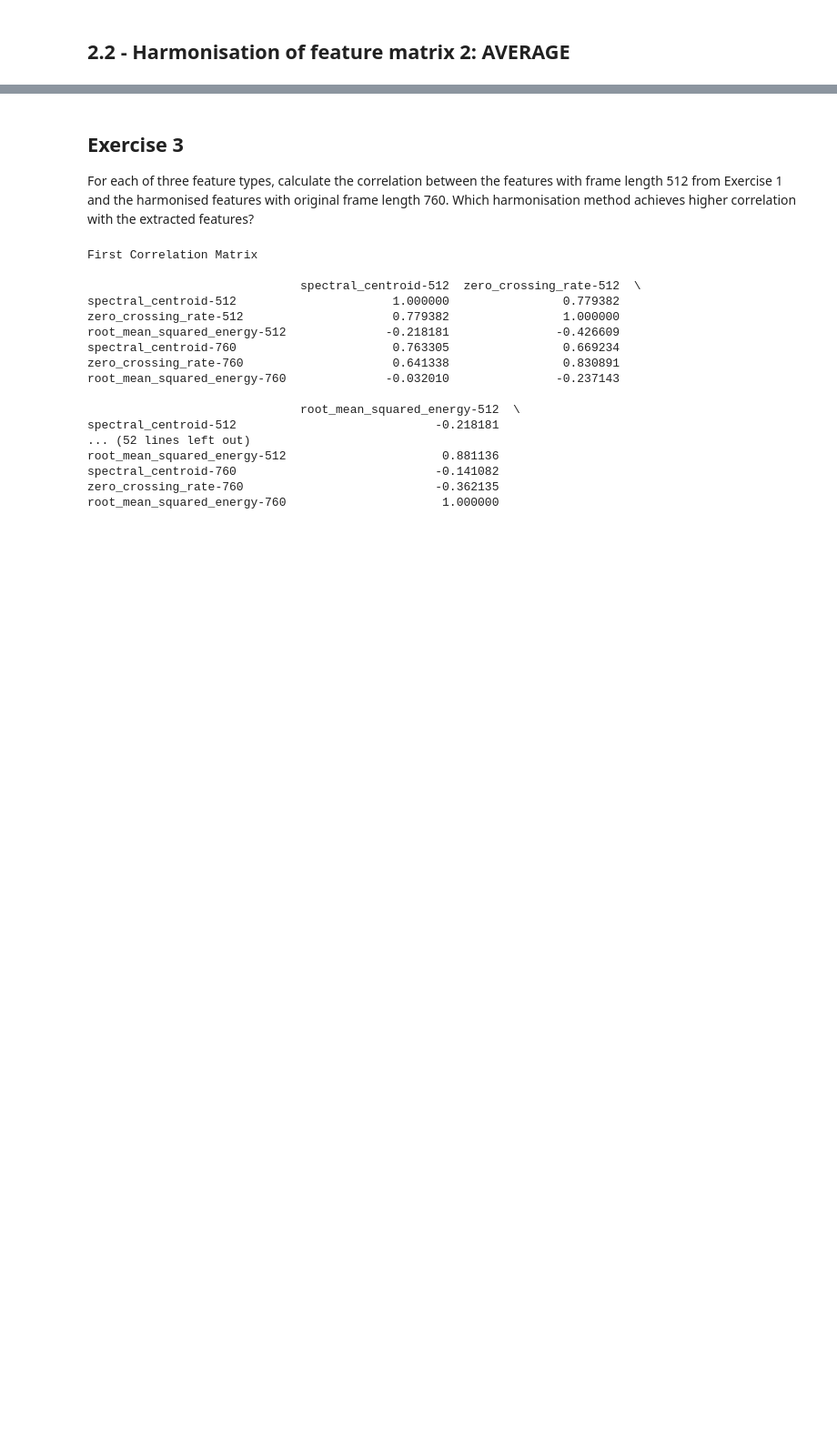
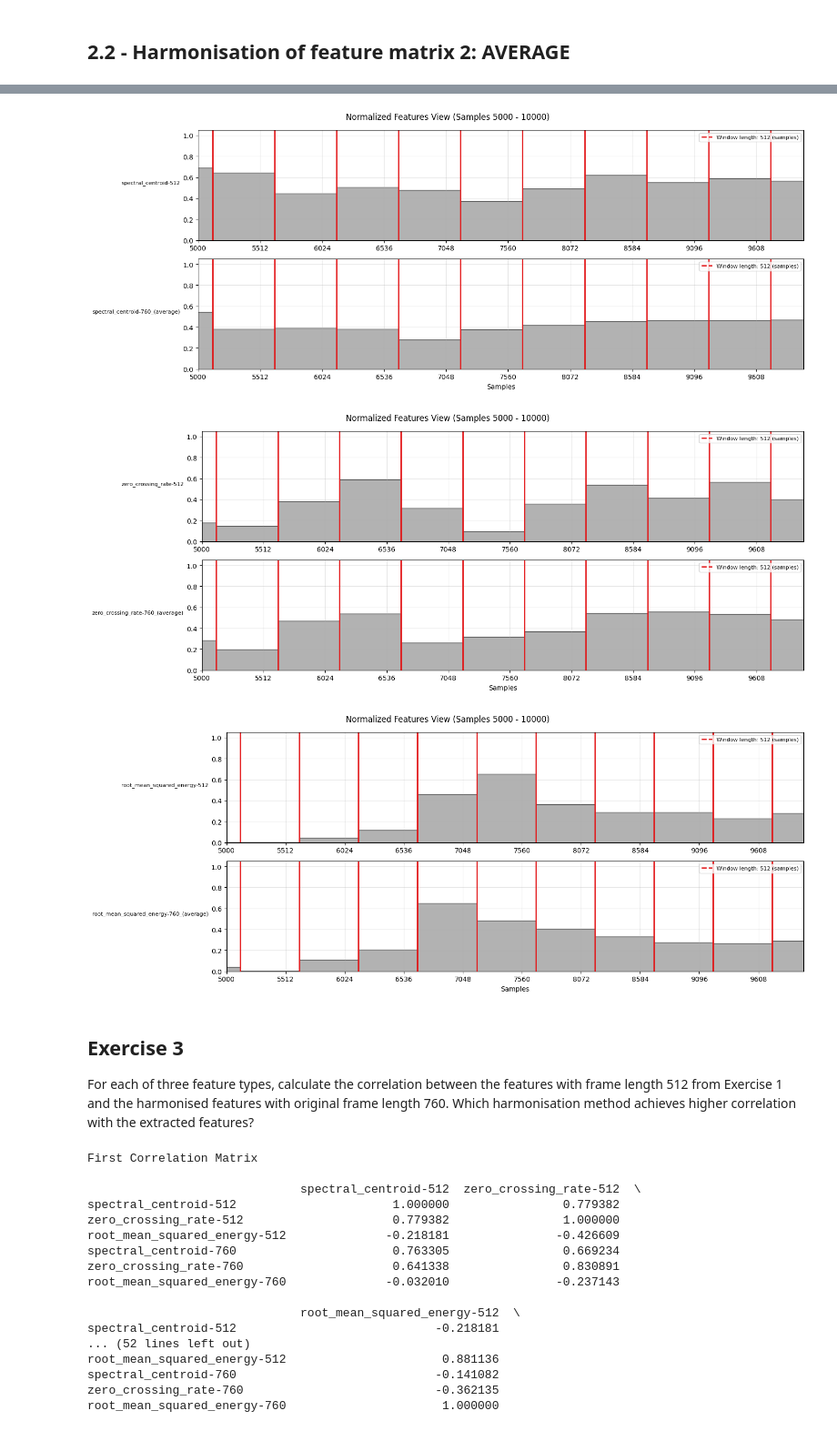
Before and after one commit to martijuanola/RWTH-AIiM, a Jupyter notebook: exercices/e4/e4-main.ipynb, the cells around one changed output, grey strips where cells are left out. Shown: that part at 91% size. Saved outputs shown, nothing was run; the diff lists cells and outputs as text; code cells hidden in the pictures; blank space fills up the shorter version.

```diff
--- a/exercices/e4/e4-main.ipynb
+++ b/exercices/e4/e4-main.ipynb
@@ -204,8 +344,9 @@ min_feature_length: 512
 # %% [markdown]
 ## 2.2 - Harmonisation of feature matrix 2: AVERAGE
 # %%
-hm2_df, min_feature_length = harmonization_matrix(features_df, feature_window_length_dict, n_samples,
-                                                  HarmonizationMethod.AVERAGE)
+hm2_df, min_feature_length, hm2_feature_lengths_dict = harmonization_matrix(features_df, feature_window_length_dict,
+                                                                            n_samples,
+                                                                            HarmonizationMethod.AVERAGE)
 print(f"min_feature_length: {min_feature_length}")
 print(hm2_df)
 # %% [output]
@@ -227,7 +368,11 @@ min_feature_length: 512
 
 [9772 rows x 6 columns]
 # %%
-# Todo, visualize results !
+visualize_all_hm_feature_plots(hm2_df, hm2_feature_lengths_dict, HarmonizationMethod.AVERAGE)
+# %% [output]
+[figure, added]
+[figure, added]
+[figure, added]
 # %%
 # Todo, visualize comparison of original, result1, result 2 (per feature?)
 # %% [markdown]
```
Also changed, not shown: parts of 13 cells of this notebook.
